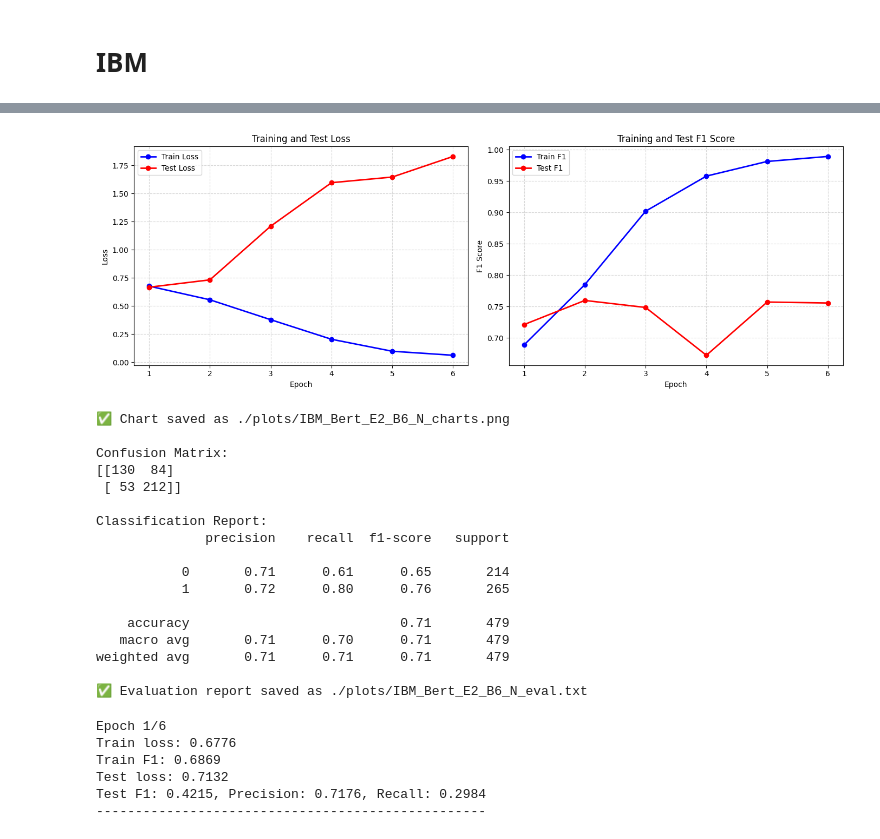
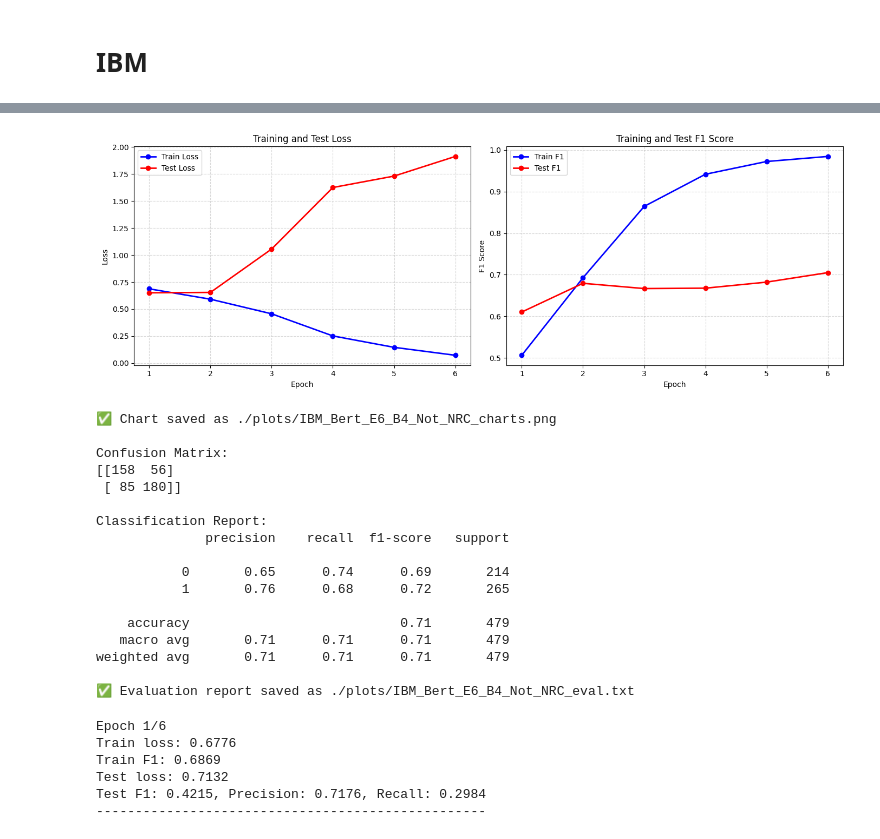
Before and after one commit to myeghaneh/ArguSentiment, a Jupyter notebook: src/experiments.ipynb, the cells around one changed output, grey strips where cells are left out. Drawn from its saved outputs; the diff is of its cells as text; code cells hidden in the pictures.

```diff
--- a/src/experiments.ipynb
+++ b/src/experiments.ipynb
@@ -392,7 +401,7 @@ weighted avg       0.88      0.90      0.87       159
 # %%
 X_train3, X_test3, y_train3, y_test3 = preprocess_data(dfIBM, use_nrc=True, include_topic=True, sample_level= True, test_size=0.2,random_state=41,)
 # %%
-X_train3_n, X_test3_n, y_train3_n, y_test3_n = preprocess_data(dfIBM, use_nrc=True, include_topic=True, sample_level= False, test_size=0.2,random_state=41,)
+X_train3_n, X_test3_n, y_train3_n, y_test3_n = preprocess_data(dfIBM, use_nrc=  False, include_topic=True, sample_level= False, test_size=0.2,random_state=41,)
 # %%
 model3_n, history3_n, y_test3_pred_n = train_model(
     X_train=(X_train3_n['text'].tolist(), X_train3_n['topic_id'].tolist()),
@@ -404,6 +413,6 @@ model3_n, history3_n, y_test3_pred_n = train_model(
     device='cuda' if torch.cuda.is_available() else 'cpu',
     sample_level=False,
     model_name='bert-base-uncased',  # or any HuggingFace model like 'roberta-base'
-    saved_model_path='./models/stance_model_IBM_Bert_E6_B4_N_new.pt'
+    saved_model_path='./models/stance_model_IBM_Bert_E6_B4_N_Not_NRC.pt'
     )
 # %% [output]
@@ -411,21 +444,21 @@ ValueError: Target size (torch.Size([4, 1])) must be the same as input size (tor
 # %%
-plot_training_history_cm_cr(history3_n, y_true=y_test3_n, y_pred=y_test3_pred_n, run_name="./plots/IBM_Bert_E2_B6_N")
+plot_training_history_cm_cr(history3_n, y_true=y_test3_n, y_pred=y_test3_pred_n, run_name="./plots/IBM_Bert_E6_B4_Not_NRC")
 # %% [output]
-[figure, old version]
+[figure, new version]
-✅ Chart saved as ./plots/IBM_Bert_E2_B6_N_charts.png
+✅ Chart saved as ./plots/IBM_Bert_E6_B4_Not_NRC_charts.png
 
 Confusion Matrix:
-[[130  84]
- [ 53 212]]
+[[158  56]
+ [ 85 180]]
 
 Classification Report:
               precision    recall  f1-score   support
 
-           0       0.71      0.61      0.65       214
-           1       0.72      0.80      0.76       265
+           0       0.65      0.74      0.69       214
+           1       0.76      0.68      0.72       265
 
     accuracy                           0.71       479
-   macro avg       0.71      0.70      0.71       479
+   macro avg       0.71      0.71      0.71       479
 weighted avg       0.71      0.71      0.71       479
 
-✅ Evaluation report saved as ./plots/IBM_Bert_E2_B6_N_eval.txt
+✅ Evaluation report saved as ./plots/IBM_Bert_E6_B4_Not_NRC_eval.txt
```
Also changed, not shown: parts of 23 cells of this notebook.
